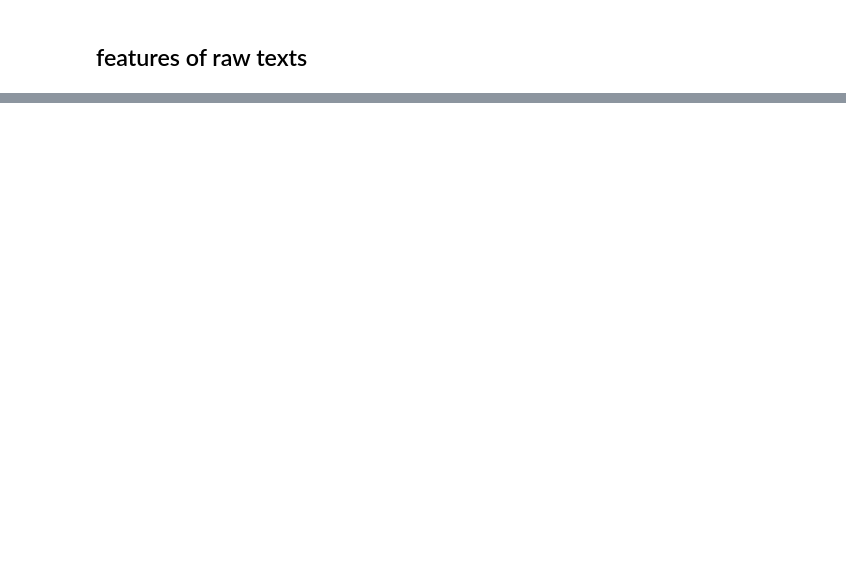
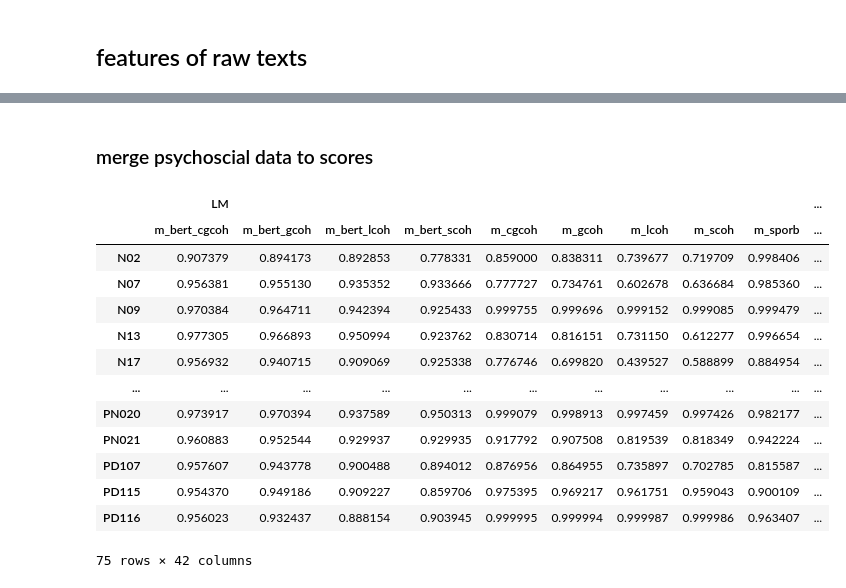
Before and after one commit to flying-bear/MA_thesis, a Jupyter notebook: scores_ru.ipynb, the cells around one changed output, grey strips where cells are left out. Drawn from its saved outputs; the diff is of its cells as text; code cells hidden in the pictures; blank space fills up the shorter version.

```diff
--- a/scores_ru.ipynb
+++ b/scores_ru.ipynb
@@ -240,0 +443,6 @@ raw.applymap(lambda x: len(x.split('.')) if not pd.isna(x) else np.nan).mean(axi
+# %%
+ids_with_at_least_one_task = task_available[~task_available.apply(drop_person, axis=1)].index
+# %%
+df = df.loc[ids_with_at_least_one_task]
+# %%
+res_df = res_df.loc[ids_with_at_least_one_task, ['adventure', 'chair', 'present', 'sportsman']]
@@ -240,0 +464,23 @@ raw.applymap(lambda x: len(x.split('.')) if not pd.isna(x) else np.nan).mean(axi
+# %% [markdown]
+### merge psychoscial data to scores
+# %%
+merge_df = res_df.copy()
+for col in target_cols + panss_cols:
+    merge_df[('target', 'target', col)] = df[col]
+# %%
+merge_df['chair'].dropna(axis=0, how='all')
+# %% [output]
+|  | LM |  |  |  |  |  |  |  |  | ... |
+|  | m_bert_cgcoh | m_bert_gcoh | m_bert_lcoh | m_bert_scoh | m_cgcoh | m_gcoh | m_lcoh | m_scoh | m_sporb | ... |
+| N02 | 0.907379 | 0.894173 | 0.892853 | 0.778331 | 0.859000 | 0.838311 | 0.739677 | 0.719709 | 0.998406 | ... |
+| N07 | 0.956381 | 0.955130 | 0.935352 | 0.933666 | 0.777727 | 0.734761 | 0.602678 | 0.636684 | 0.985360 | ... |
+| N09 | 0.970384 | 0.964711 | 0.942394 | 0.925433 | 0.999755 | 0.999696 | 0.999152 | 0.999085 | 0.999479 | ... |
+| N13 | 0.977305 | 0.966893 | 0.950994 | 0.923762 | 0.830714 | 0.816151 | 0.731150 | 0.612277 | 0.996654 | ... |
+| N17 | 0.956932 | 0.940715 | 0.909069 | 0.925338 | 0.776746 | 0.699820 | 0.439527 | 0.588899 | 0.884954 | ... |
+| ... | ... | ... | ... | ... | ... | ... | ... | ... | ... | ... |
+| PN020 | 0.973917 | 0.970394 | 0.937589 | 0.950313 | 0.999079 | 0.998913 | 0.997459 | 0.997426 | 0.982177 | ... |
+| PN021 | 0.960883 | 0.952544 | 0.929937 | 0.929935 | 0.917792 | 0.907508 | 0.819539 | 0.818349 | 0.942224 | ... |
+| PD107 | 0.957607 | 0.943778 | 0.900488 | 0.894012 | 0.876956 | 0.864955 | 0.735897 | 0.702785 | 0.815587 | ... |
+| PD115 | 0.954370 | 0.949186 | 0.909227 | 0.859706 | 0.975395 | 0.969217 | 0.961751 | 0.959043 | 0.900109 | ... |
+| PD116 | 0.956023 | 0.932437 | 0.888154 | 0.903945 | 0.999995 | 0.999994 | 0.999987 | 0.999986 | 0.963407 | ... |
+75 rows × 42 columns
```
Also changed, not shown: parts of 71 cells of this notebook.
